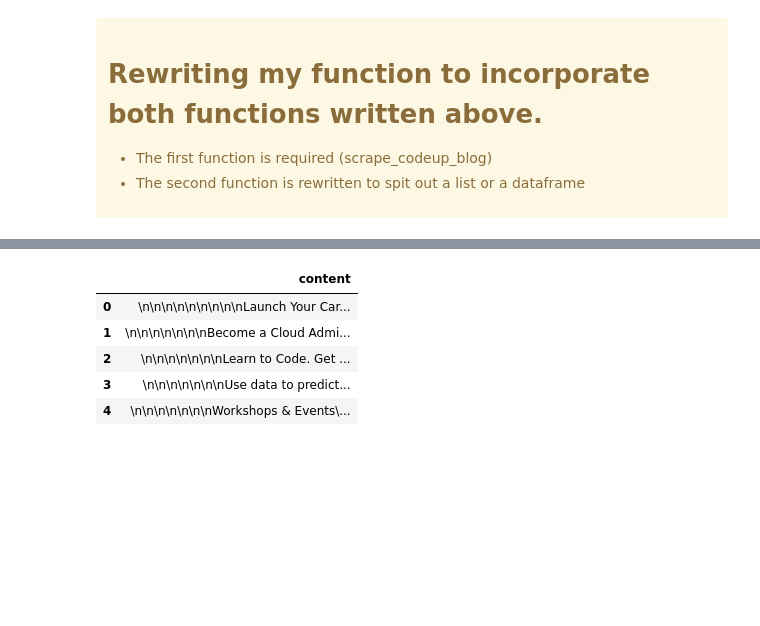
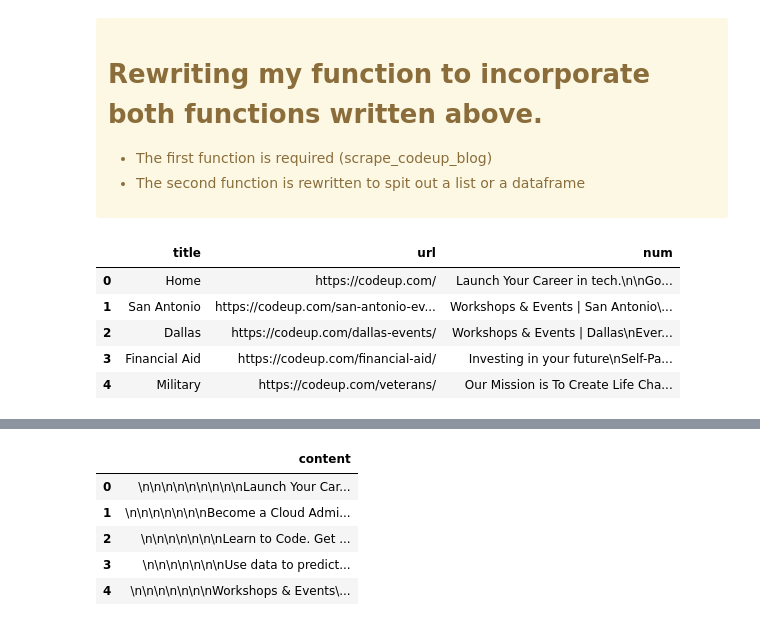
Before and after one commit to jcrosenberger/natural_language_processing_exercises, a Jupyter notebook: acquire.ipynb, the cells around one changed output, grey strips where cells are left out. Cells and saved outputs as stored; diff of their text form; code cells hidden in the pictures; blank space fills up the shorter version.

```diff
--- a/acquire.ipynb
+++ b/acquire.ipynb
@@ -377,7 +375,6 @@ webpage_content_dict4
 def scrape_codeup_webpages(df):
 
     number = df.shape[0]
-
     webpage_list = []
     no_content_list = []
     for num in range(number):
@@ -391,13 +388,13 @@ def scrape_codeup_webpages(df):
             # using no header
             #response = get(url)
 
-            soup = BeautifulSoup(response.text)
-            main_content = soup.find('div', id='main-content')
-            #entry_content = soup.find('div', class_ ='entry-content')
+            soup = BeautifulSoup(response.text, 'html.parser')
+            #main_content = soup.find('div', id='main-content')
+            entry_content = soup.find('div', class_ ='entry-content')
             title = codeup_blog_df['title'][num]
             url   = codeup_blog_df['url'][num]
 
-            webpage_content = main_content.text.strip()
+            webpage_content = entry_content.text.strip()
 
         except:
             no_content_list.append(num)
@@ -414,7 +411,7 @@ def scrape_codeup_webpages(df):
             }
             webpage_list.append(dictionary)
 
-    return webpage_list, no_content_list
+    return webpage_list
 # %%
 no_content_list
 # %% [output]
@@ -458,3 +449,14 @@ codeup_list = scrape_codeup()
+# %%
+codeup_blog_df = scrape_codeup()
+
+codeup_blog_df.head()
+# %% [output]
+|  | title | url | num |
+| 0 | Home | https://codeup.com/ | Launch Your Career in tech.\n\nGo... |
+| 1 | San Antonio | https://codeup.com/san-antonio-ev... | Workshops & Events | San Antonio\... |
+| 2 | Dallas | https://codeup.com/dallas-events/ | Workshops & Events | Dallas\nEver... |
+| 3 | Financial Aid | https://codeup.com/financial-aid/ | Investing in your future\nSelf-Pa... |
+| 4 | Military | https://codeup.com/veterans/ | Our Mission is To Create Life Cha... |
 # %%
 codeup_blog_df = codeup_hyperlinks()
 codeup_blog_df = clean_hyperlinks(codeup_blog_df)
```
Also changed, not shown: parts of 5 cells of this notebook, 2 other files.
